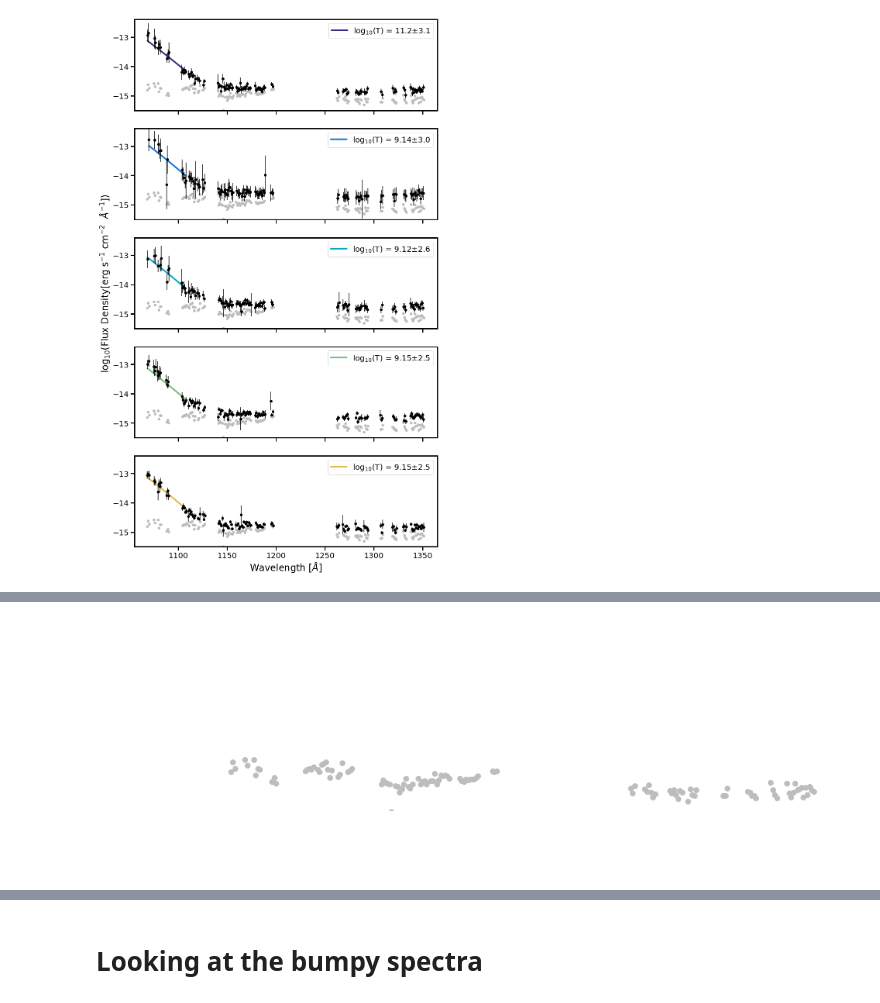
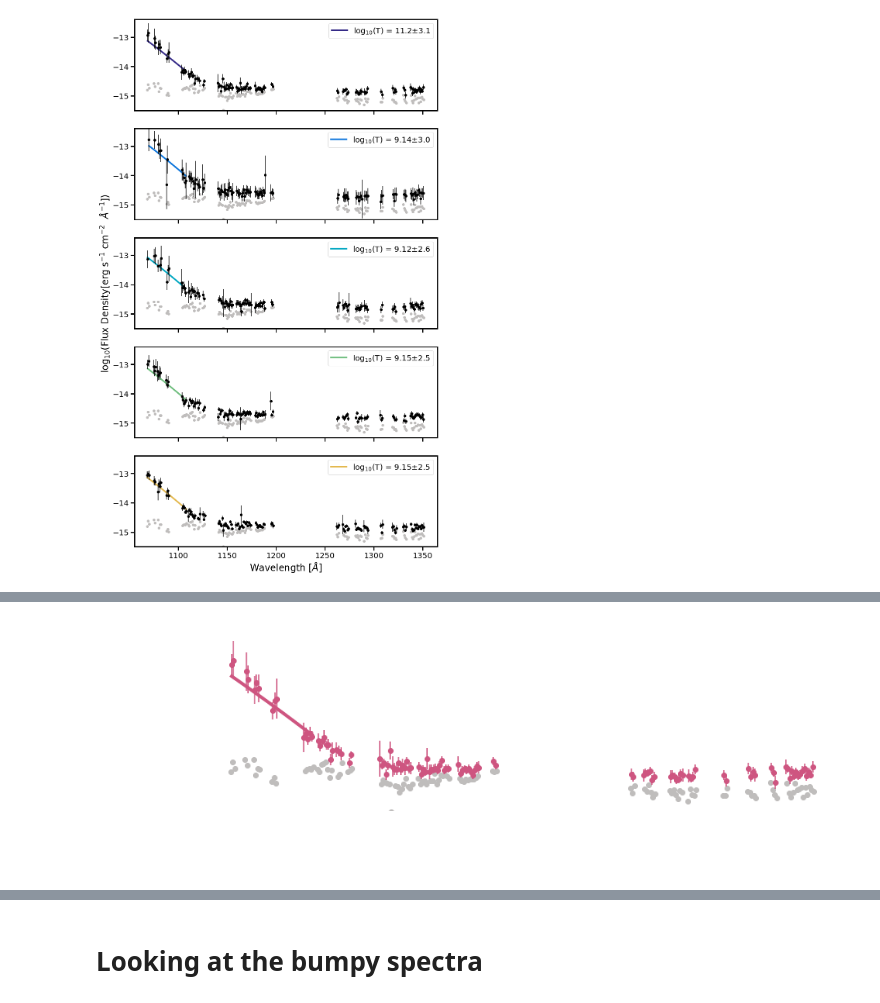
Before and after one commit to afeinstein20/cos_flares, a Jupyter notebook: notebooks/blackbody_fits.ipynb, the cells around one changed output, grey strips where cells are left out. Saved outputs shown, nothing was run; the diff lists cells and outputs as text; code cells hidden in the pictures.

```diff
--- a/notebooks/blackbody_fits.ipynb
+++ b/notebooks/blackbody_fits.ipynb
@@ -359,57 +359,56 @@ plt.rcParams['axes.spines.right'] = False
 
 if COLOR=='k':
     path = '/Users/belugawhale/Documents/Github/presentation-figures/aumic-flares/light-bkg/'
-    ion_colors = np.append('#878482', parula[np.linspace(0,200,5,dtype=int)])
+    temp_colors = ['#ce5580', '#f7b666', '#6cab47', '#55acce', '#a255ce']
+    ion_colors = np.append('#878482', temp_colors)# parula[np.linspace(0,200,5,dtype=int)])
 else:
     path = '/Users/belugawhale/Documents/Github/presentation-figures/aumic-flares/dark-bkg'
-    ion_colors = np.append('#878482', parula[np.linspace(80,230,5,dtype=int)])
+    temp_colors = ['#ce5580', '#f7b666', '#6cab47', '#55acce', '#a255ce']
+    ion_colors = np.append('#878482', temp_colors)#parula[np.linspace(80,230,5,dtype=int)])
 # %%
-fig, laxes = plt.subplots(nrows=1, ncols=1,figsize=(14,4), sharex=True, sharey=True)
-lst = [1]#, 3, -4, -3, -1]
-for j,i in enumerate(lst):
+lst = [1, 3, -4, -3, -1]
+for n in range(len(lst)):
+    fig, laxes = plt.subplots(nrows=1, ncols=1,figsize=(14,4), sharex=True, sharey=True)
 
-    #label='log(T) = {}'.format(np.round(np.log10(bestfit),2))
-    laxes.errorbar(all_bb_fits[0][0].time.value,
-                      all_bb_fits[0][0].flux.value,
-                      all_bb_fits[0][0].flux_err.value,
-                      marker='o', linestyle='', #label='Quiescent',
-                      color='#bfbdbc', zorder=1, markeredgecolor=None)
+    for j,i in enumerate(lst[:n+1]):
+        #label='log(T) = {}'.format(np.round(np.log10(bestfit),2))
+        laxes.errorbar(all_bb_fits[0][0].time.value,
+                          all_bb_fits[0][0].flux.value,
+                          all_bb_fits[0][0].flux_err.value,
+                          marker='o', linestyle='', #label='Quiescent',
+                          color='#bfbdbc', zorder=1, markeredgecolor=None)
 
-    laxes.errorbar(all_bb_fits[j+1][0].time.value,
-                      all_bb_fits[j+1][0].flux.value,
-                      all_bb_fits[j+1][0].flux_err.value, #label='In-Flare',
-                      marker='o', linestyle='', color=ion_colors[j+1], zorder=2)
+        laxes.errorbar(all_bb_fits[j+1][0].time.value,
+                          all_bb_fits[j+1][0].flux.value,
+                          all_bb_fits[j+1][0].flux_err.value, #label='In-Flare',
+                          marker='o', linestyle='', color=ion_colors[j+1], zorder=2)
 
-    label='{} +/- {} K'.format(int(np.round(all_bb_fits[j+1][1].params['T'].value,0)),
-                               int(np.round(all_bb_fits[j+1][1].params['T'].stderr,0)))
-    print(label)
+        label='{} +/- {} K'.format(int(np.round(all_bb_fits[j+1][1].params['T'].value,0)),
+                                   int(np.round(all_bb_fits[j+1][1].params['T'].stderr,0)))
 
-    if i > -5:
-        brem_w = (constants.c/all_brem_fits[j][0]).to(units.AA)
-        u = brem_w.value < 1120
-        err = np.log10(all_brem_fits[j][-1]/(all_brem_fits[j][-2]))
-        print(all_brem_fits[j][-2])
-        label = 'log$_{10}$(T) = ' + str(np.round(np.log10(all_brem_fits[j][-2]),2))
-        label += '$\pm$'
-        if np.isfinite(err)==True:
-            label += str(np.round(err,1))
-        else:
-            label += str(2.5)
-        laxes.plot(brem_w[u], all_brem_fits[j][1][u], lw=4,
-                      zorder=1, color=ion_colors[j+1],
-                      label=label)
-    print(label)
+        if i > -5:
+            brem_w = (constants.c/all_brem_fits[j][0]).to(units.AA)
+            u = brem_w.value < 1120
+            err = np.log10(all_brem_fits[j][-1]/(all_brem_fits[j][-2]))
+            print(all_brem_fits[j][-2])
+            label = 'log$_{10}$(T) = ' + str(np.round(np.log10(all_brem_fits[j][-2]),2))
+            label += '$\pm$'
+            if np.isfinite(err)==True:
+                label += str(np.round(err,1))
+            else:
+                label += str(2.5)
+            laxes.plot(brem_w[u], all_brem_fits[j][1][u], lw=4,
+                          zorder=1, color=ion_colors[j+1],
+                          label=label)
 
 
-
-    if j == 0:
-        laxes.set_ylabel('log$_{10}$(Flux Density\n[erg s$^{-1}$ cm$^{-2}$  $\AA^{-1}$])',
-                            fontsize=24)
-        laxes.set_xlabel('Wavelength [$\AA$]', fontsize=24)
-        laxes.set_rasterized(True)
-        laxes.set_ylim(-15.5,-12.4)
-        laxes.set_xlim(1055, 1365)
-
+        if j == 0:
+            laxes.set_ylabel('log$_{10}$(Flux Density\n[erg s$^{-1}$ cm$^{-2}$  $\AA^{-1}$])',
+                                fontsize=24)
+            laxes.set_xlabel('Wavelength [$\AA$]', fontsize=24)
+            laxes.set_rasterized(True)
+            laxes.set_ylim(-15.5,-12.4)
+            laxes.set_xlim(1055, 1365)
     plt.savefig(os.path.join(path,'bbs_{}.png'.format(j)),
                 rasterize=True, dpi=300, bbox_inches='tight', transparent=True)
 
@@ -422 +433 @@ log$_{10}$(T) = 11.2$\pm$3.1
-[figure, old version]
+[figure, new version]
```
Also changed, not shown: parts of 1 cell of this notebook, 2 other files.
